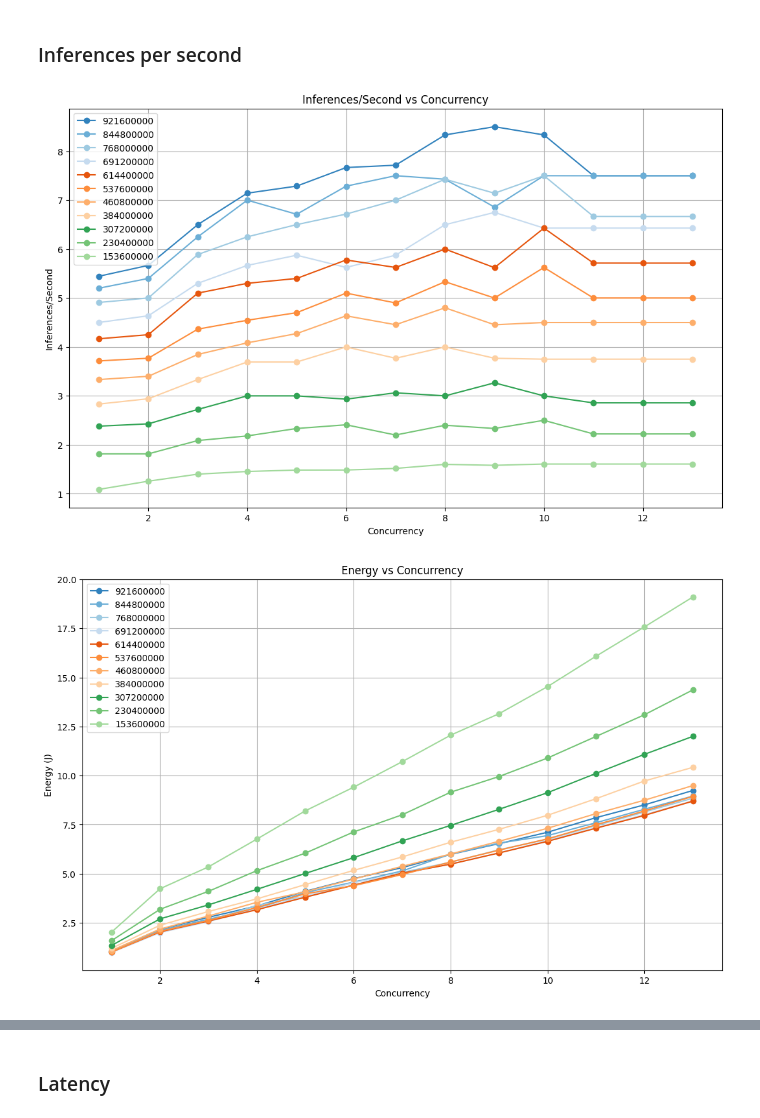
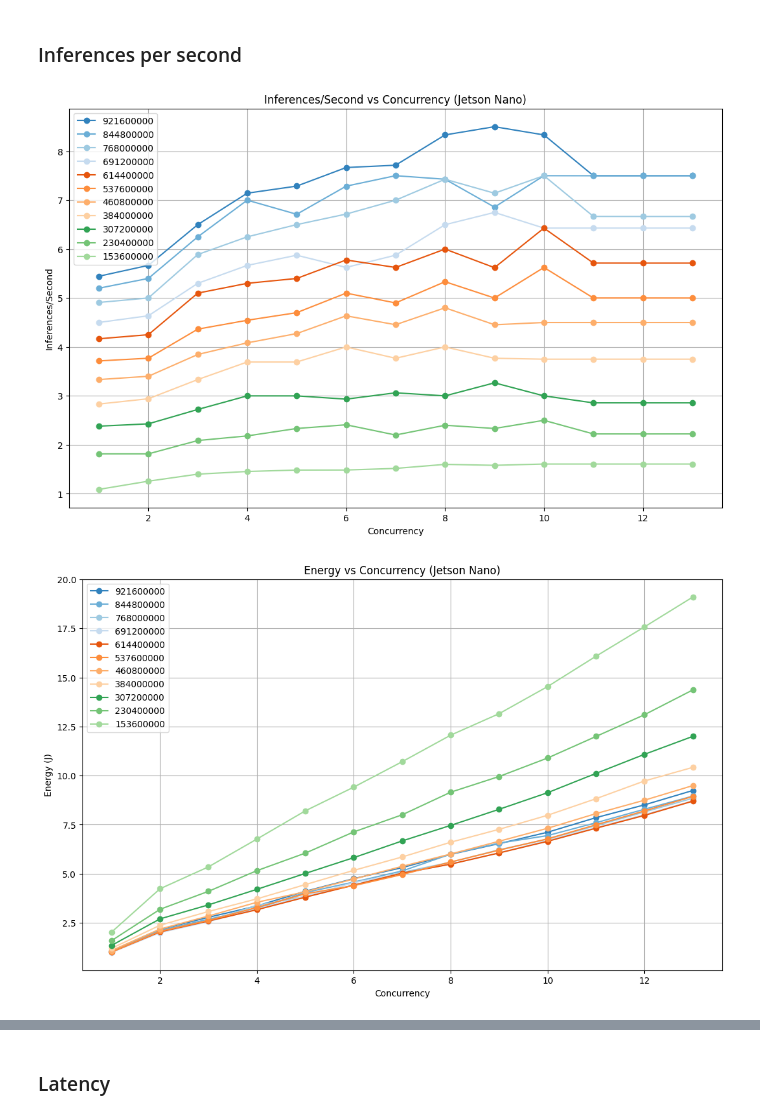
Before and after one commit to iloudaros/LoudVA, a Jupyter notebook: plots/Plot_Performance_Nano.ipynb, the cells around one changed output, grey strips where cells are left out. Cells and saved outputs as stored; diff of their text form; code cells hidden in the pictures.

```diff
--- a/plots/Plot_Performance_Nano.ipynb
+++ b/plots/Plot_Performance_Nano.ipynb
@@ -13,8 +13,9 @@ measurement_dir = f'/home/louduser/LoudVA/measurements/archive/{measurement_code
 # %% [markdown]
 ### Inferences per second
 # %%
-i.plot(f"{measurement_dir}/performance/freqs", 1, "Inferences/Second", "Inferences/Second vs Concurrency")
-i.plot(f"{measurement_dir}/energy/freqs", 3, "Energy (J)", "Energy vs Concurrency")
+i.plot(f"{measurement_dir}/performance/freqs", 0, 1, "Concurrency", "Inferences/Second", "Inferences/Second vs Concurrency (Jetson Nano)")
+i.plot(f"{measurement_dir}/energy/freqs", 0, 4, "Concurrency", "Energy (J)", "Energy vs Concurrency (Jetson Nano)")
+i.plot(f"{measurement_dir}/energy/freqs", 3, 4, "Throughput (Inferences/Second)", "Energy (J)", "Energy vs Throughput (Jetson Nano)", connect_points=False)
 # %% [output]
-[figure, old version]
+[figure, new version]
-[figure, old version]
+[figure, new version]
```
Also changed, not shown: parts of 3 cells of this notebook, 4 other files.
